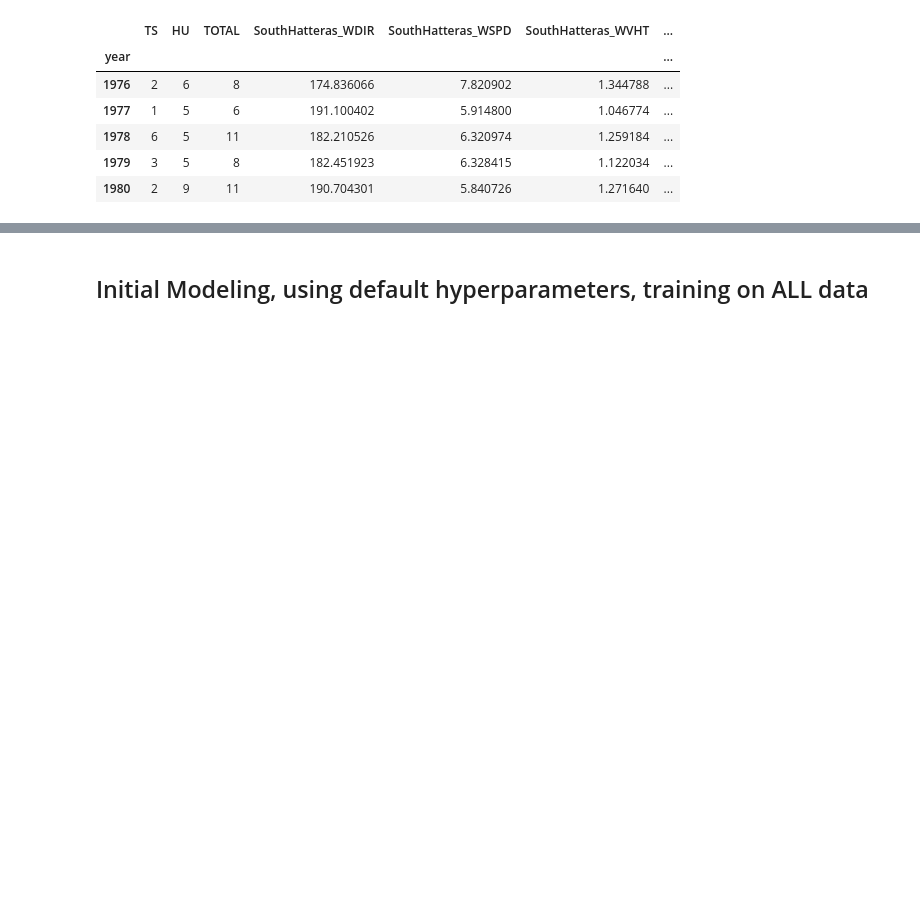
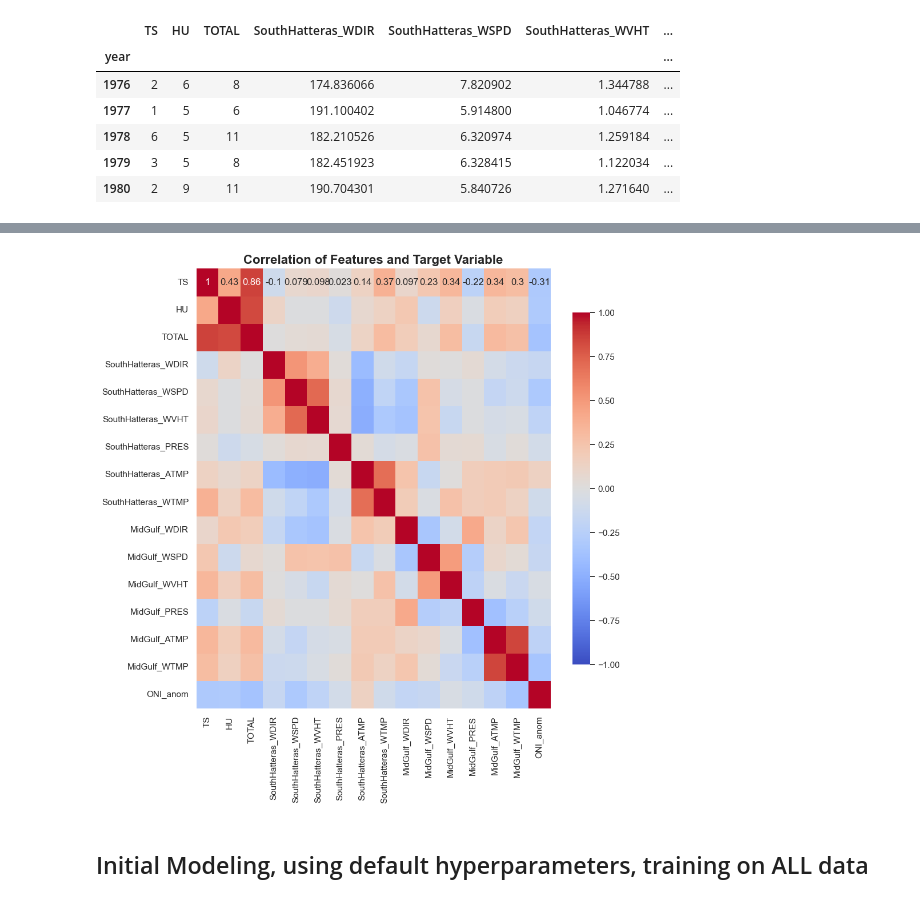
Before and after one commit to b-travis/Atlantic-Hurricane-Season-Forecasting, a Jupyter notebook: season_forecasting.ipynb, the cells around one changed output, grey strips where cells are left out. Cells and saved outputs as stored; diff of their text form; code cells hidden in the pictures; blank space fills up the shorter version.

```diff
--- a/season_forecasting.ipynb
+++ b/season_forecasting.ipynb
@@ -198,3 +200,13 @@ plt.show()
+# %%
+## Correlation
+corr_matrix = df.corr()
+plt.figure(figsize = (10,10))
+sns.heatmap(corr_matrix, annot = True, cmap = 'coolwarm', vmin = -1, vmax = 1, cbar_kws={"shrink": .8})
+plt.title('Correlation of Features and Target Variable', weight = 'bold', size = 16)
+plt.savefig('figures/EDA_FeatureCorrelation')
+plt.show()
+# %% [output]
+[figure, added]
 # %%
 ## Define X and y from df:
 unused_cols = ['TS','HU','ONI_anom']
```
Also changed, not shown: parts of 16 cells of this notebook, 11 other files.
